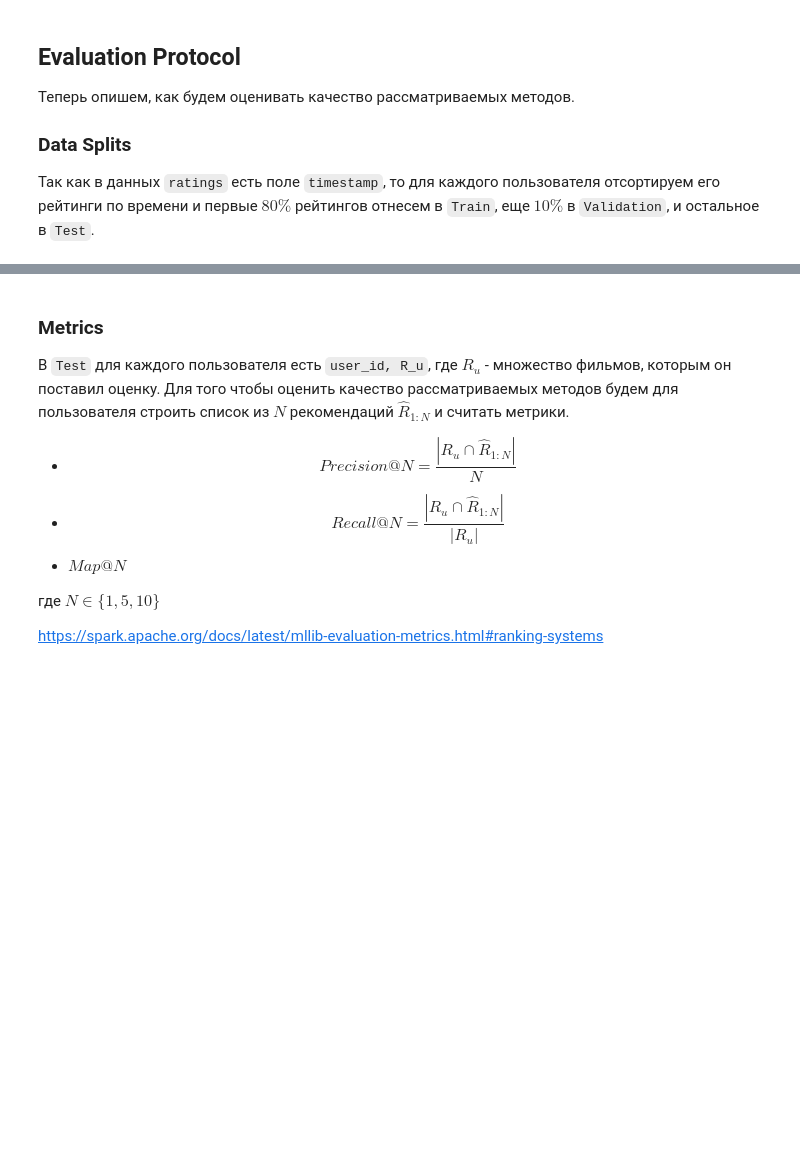
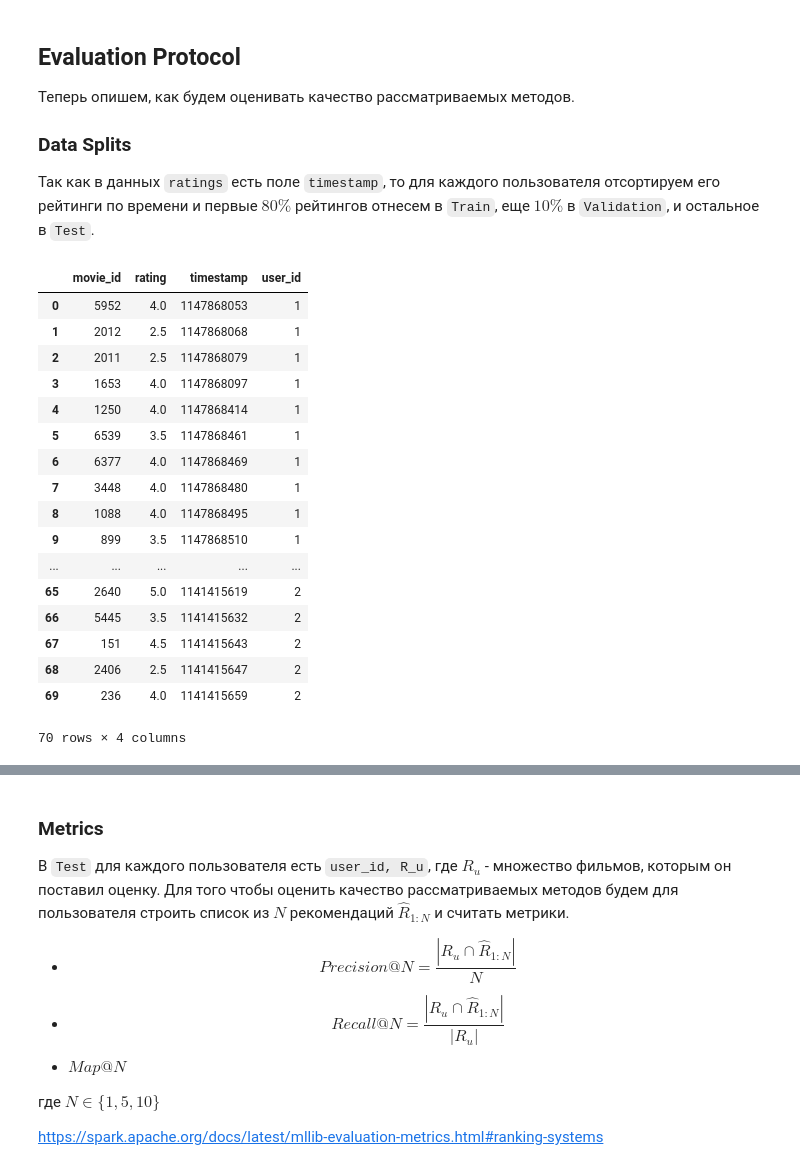
Before and after one commit to maxkvant/MLBD, a Jupyter notebook: spark_sql/notebooks/spark_sql_examples.ipynb, the cells around one changed output, grey strips where cells are left out. Drawn from its saved outputs; the diff is of its cells as text; code cells hidden in the pictures; blank space fills up the shorter version.

```diff
--- a/spark_sql/notebooks/spark_sql_examples.ipynb
+++ b/spark_sql/notebooks/spark_sql_examples.ipynb
@@ -514,0 +540,49 @@ $$U(u) = \left\{ u' \in U \mid sim(u, u') > \alpha \right\},$$
+# %%
+from pyspark.sql.window import Window
+import pyspark.sql.functions as F
+
+def train_validate_test_split(ratings_df, train_size, validate_size):
+    user_window = Window.orderBy('timestamp').partitionBy('user_id')
+
+    ratings_with_ranks = ratings_df_short \
+      .withColumn('percent_rank', F.percent_rank().over(user_window))
+
+    train = ratings_with_ranks \
+      .filter(ratings_with_ranks['percent_rank'] < train_size) \
+      .drop('percent_rank')
+
+    validate = ratings_with_ranks \
+      .filter((train_size <= ratings_with_ranks['percent_rank'])  \
+                          & (ratings_with_ranks['percent_rank'] < train_size + validate_size)) \
+      .drop('percent_rank')
+
+    test = ratings_with_ranks \
+      .filter(train_size + validate_size <= ratings_with_ranks['percent_rank']) \
+      .drop('percent_rank')
+
+    return train, validate, test
+
+train, validate, test = train_validate_test_split(ratings_df_short, 0.8, 0.1)
+# %%
+train \
+  .toPandas() \
+  .head(70)
+# %% [output]
+|  | movie_id | rating | timestamp | user_id |
+| 0 | 5952 | 4.0 | 1147868053 | 1 |
+| 1 | 2012 | 2.5 | 1147868068 | 1 |
+| 2 | 2011 | 2.5 | 1147868079 | 1 |
+| 3 | 1653 | 4.0 | 1147868097 | 1 |
+| 4 | 1250 | 4.0 | 1147868414 | 1 |
+| 5 | 6539 | 3.5 | 1147868461 | 1 |
+| 6 | 6377 | 4.0 | 1147868469 | 1 |
+| 7 | 3448 | 4.0 | 1147868480 | 1 |
+| 8 | 1088 | 4.0 | 1147868495 | 1 |
+| 9 | 899 | 3.5 | 1147868510 | 1 |
+| ... | ... | ... | ... | ... |
+| 65 | 2640 | 5.0 | 1141415619 | 2 |
+| 66 | 5445 | 3.5 | 1141415632 | 2 |
+| 67 | 151 | 4.5 | 1141415643 | 2 |
+| 68 | 2406 | 2.5 | 1141415647 | 2 |
+| 69 | 236 | 4.0 | 1141415659 | 2 |
+70 rows × 4 columns
```
Also changed, not shown: parts of 10 cells of this notebook.
